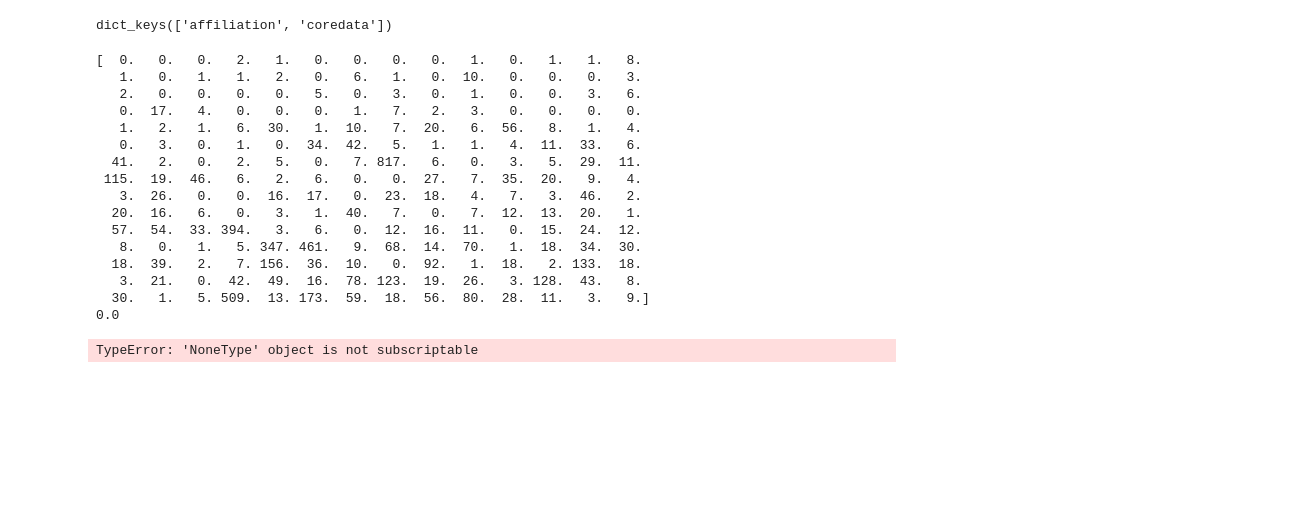
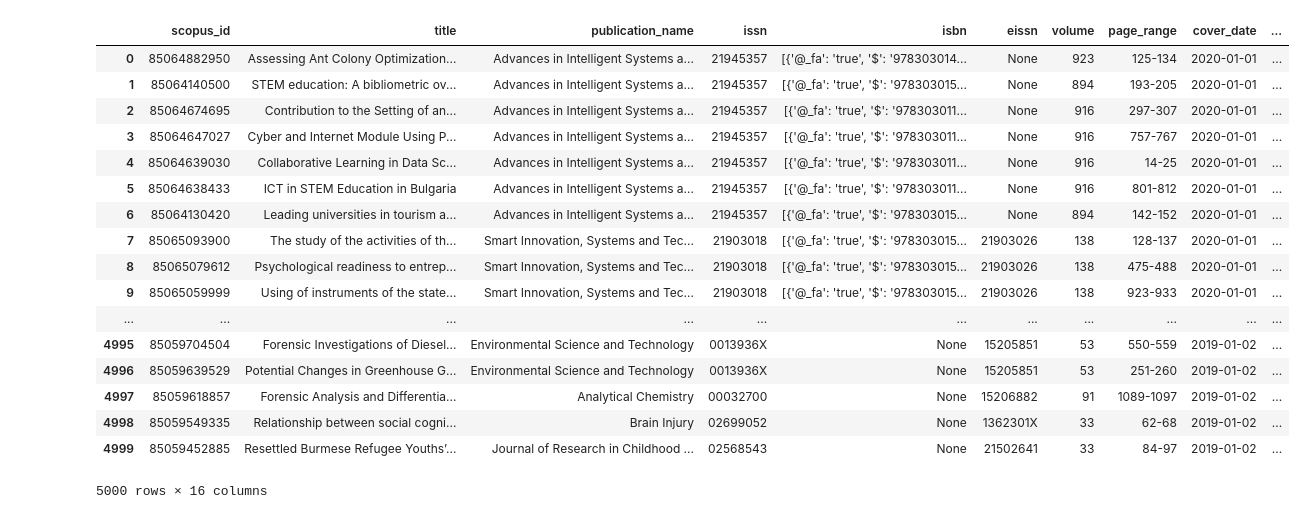
Before and after one commit to AlexHuang2/Intro-ML-Scientific-Paper-NLP-Project, a Jupyter notebook: getData.ipynb, the cells around one changed output. Drawn from its saved outputs; the diff is of its cells as text; code cells hidden in the pictures; blank space fills up the shorter version.

Commit message:
Fixed search_df.pkl and getData query.

```diff
--- a/getData.ipynb
+++ b/getData.ipynb
@@ -257,4 +0,0 @@ FullDoc(sd_pii = "B9780128047255000069").data
-# %%
-actual_scp_doc.data.keys()
-# %% [output]
-dict_keys(['affiliation', 'coredata'])
@@ -263,25 +1,34 @@ FullDoc(doi=actual_scp_doc.data['coredata']['prism:url'][-11:]).data
-# %%
-print(y)
-print(X[0])
-# %% [output]
-[  0.   0.   0.   2.   1.   0.   0.   0.   0.   1.   0.   1.   1.   8.
-   1.   0.   1.   1.   2.   0.   6.   1.   0.  10.   0.   0.   0.   3.
-   2.   0.   0.   0.   0.   5.   0.   3.   0.   1.   0.   0.   3.   6.
-   0.  17.   4.   0.   0.   0.   1.   7.   2.   3.   0.   0.   0.   0.
-   1.   2.   1.   6.  30.   1.  10.   7.  20.   6.  56.   8.   1.   4.
-   0.   3.   0.   1.   0.  34.  42.   5.   1.   1.   4.  11.  33.   6.
-  41.   2.   0.   2.   5.   0.   7. 817.   6.   0.   3.   5.  29.  11.
- 115.  19.  46.   6.   2.   6.   0.   0.  27.   7.  35.  20.   9.   4.
-   3.  26.   0.   0.  16.  17.   0.  23.  18.   4.   7.   3.  46.   2.
-  20.  16.   6.   0.   3.   1.  40.   7.   0.   7.  12.  13.  20.   1.
-  57.  54.  33. 394.   3.   6.   0.  12.  16.  11.   0.  15.  24.  12.
-   8.   0.   1.   5. 347. 461.   9.  68.  14.  70.   1.  18.  34.  30.
-  18.  39.   2.   7. 156.  36.  10.   0.  92.   1.  18.   2. 133.  18.
-   3.  21.   0.  42.  49.  16.  78. 123.  19.  26.   3. 128.  43.   8.
-  30.   1.   5. 509.  13. 173.  59.  18.  56.  80.  28.  11.   3.   9.]
-0.0
-# %%
-pii_doc = FullDoc(sd_pii = 'S1674927814000082')
-pii_doc.data['scopus-eid']
-# %% [output]
-TypeError: 'NoneType' object is not subscriptable
+# %%
+from pyscopus import Scopus
+import json
+import os
+import numpy as np
+import requests
+
+## Load configuration
+filename = os.getcwd() + "/elsapy_/config.json"
+with open(filename) as f:
+    config = json.load(f)
+
+scopus = Scopus(config['apikey'])
+# %%
+search_df = scopus.search("KEY(science)", count=5000)
+# %% [output]
+|  | scopus_id | title | publication_name | issn | isbn | eissn | volume | page_range | cover_date | ... |
+| 0 | 85064882950 | Assessing Ant Colony Optimization... | Advances in Intelligent Systems a... | 21945357 | [{'@_fa': 'true', '$': '978303014... | None | 923 | 125-134 | 2020-01-01 | ... |
+| 1 | 85064140500 | STEM education: A bibliometric ov... | Advances in Intelligent Systems a... | 21945357 | [{'@_fa': 'true', '$': '978303015... | None | 894 | 193-205 | 2020-01-01 | ... |
+| 2 | 85064674695 | Contribution to the Setting of an... | Advances in Intelligent Systems a... | 21945357 | [{'@_fa': 'true', '$': '978303011... | None | 916 | 297-307 | 2020-01-01 | ... |
+| 3 | 85064647027 | Cyber and Internet Module Using P... | Advances in Intelligent Systems a... | 21945357 | [{'@_fa': 'true', '$': '978303011... | None | 916 | 757-767 | 2020-01-01 | ... |
+| 4 | 85064639030 | Collaborative Learning in Data Sc... | Advances in Intelligent Systems a... | 21945357 | [{'@_fa': 'true', '$': '978303011... | None | 916 | 14-25 | 2020-01-01 | ... |
+| 5 | 85064638433 | ICT in STEM Education in Bulgaria | Advances in Intelligent Systems a... | 21945357 | [{'@_fa': 'true', '$': '978303011... | None | 916 | 801-812 | 2020-01-01 | ... |
+| 6 | 85064130420 | Leading universities in tourism a... | Advances in Intelligent Systems a... | 21945357 | [{'@_fa': 'true', '$': '978303015... | None | 894 | 142-152 | 2020-01-01 | ... |
+| 7 | 85065093900 | The study of the activities of th... | Smart Innovation, Systems and Tec... | 21903018 | [{'@_fa': 'true', '$': '978303015... | 21903026 | 138 | 128-137 | 2020-01-01 | ... |
+| 8 | 85065079612 | Psychological readiness to entrep... | Smart Innovation, Systems and Tec... | 21903018 | [{'@_fa': 'true', '$': '978303015... | 21903026 | 138 | 475-488 | 2020-01-01 | ... |
+| 9 | 85065059999 | Using of instruments of the state... | Smart Innovation, Systems and Tec... | 21903018 | [{'@_fa': 'true', '$': '978303015... | 21903026 | 138 | 923-933 | 2020-01-01 | ... |
+| ... | ... | ... | ... | ... | ... | ... | ... | ... | ... | ... |
+| 4995 | 85059704504 | Forensic Investigations of Diesel... | Environmental Science and Technology | 0013936X | None | 15205851 | 53 | 550-559 | 2019-01-02 | ... |
+| 4996 | 85059639529 | Potential Changes in Greenhouse G... | Environmental Science and Technology | 0013936X | None | 15205851 | 53 | 251-260 | 2019-01-02 | ... |
+| 4997 | 85059618857 | Forensic Analysis and Differentia... | Analytical Chemistry | 00032700 | None | 15206882 | 91 | 1089-1097 | 2019-01-02 | ... |
+| 4998 | 85059549335 | Relationship between social cogni... | Brain Injury | 02699052 | None | 1362301X | 33 | 62-68 | 2019-01-02 | ... |
+| 4999 | 85059452885 | Resettled Burmese Refugee Youths’... | Journal of Research in Childhood ... | 02568543 | None | 21502641 | 33 | 84-97 | 2019-01-02 | ... |
+5000 rows × 16 columns
```
Also changed, not shown: parts of 20 cells of this notebook, 1 other file.
